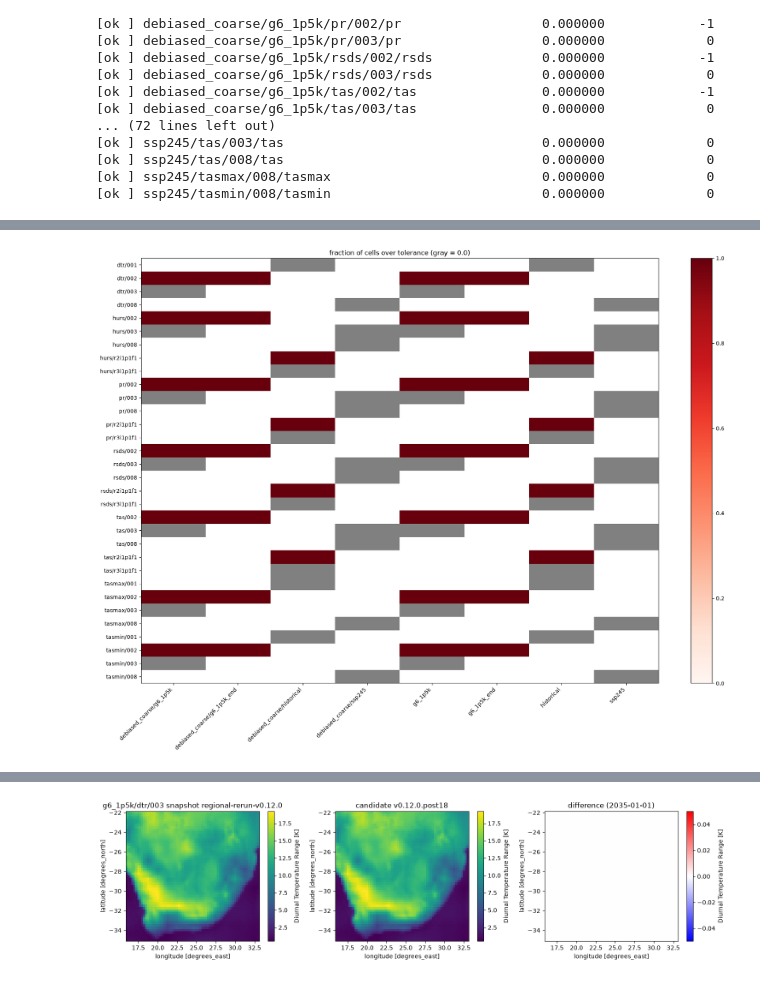
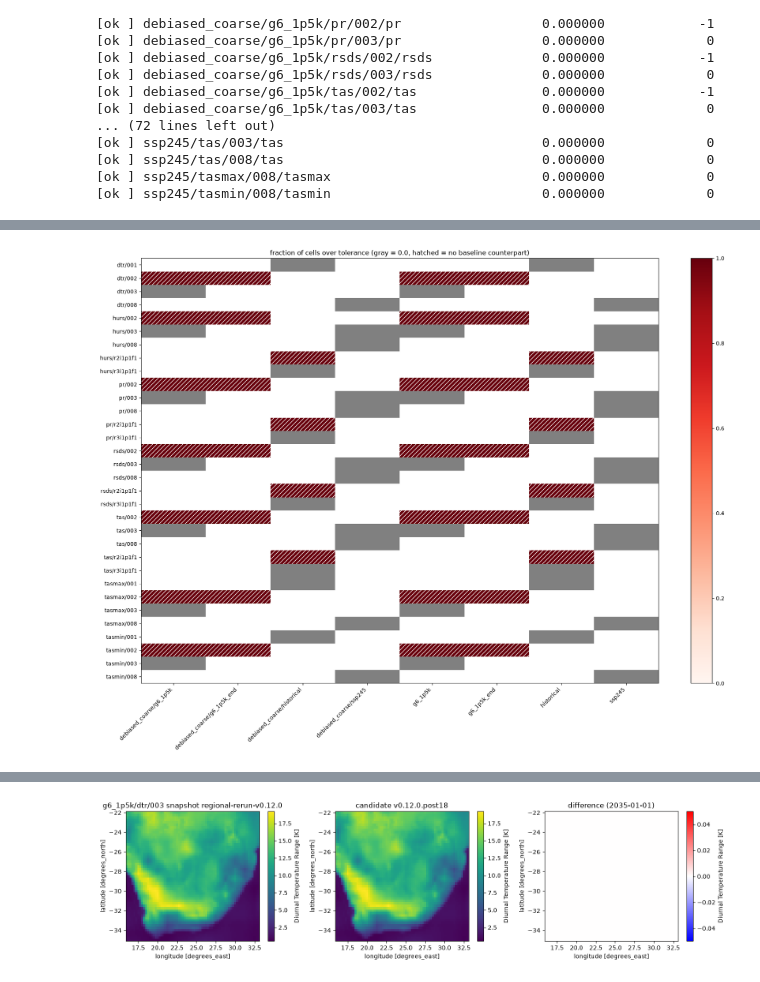
Before and after one commit to carbonplan/sai-downscaling, a Jupyter notebook: docs/how-to/snapshot-comparison.ipynb, the cells around one changed output, grey strips where cells are left out. Drawn from its saved outputs; the diff is of its cells as text; code cells hidden in the pictures.

```diff
--- a/docs/how-to/snapshot-comparison.ipynb
+++ b/docs/how-to/snapshot-comparison.ipynb
@@ -370,5 +387,6 @@ members of the same variable stay distinct.
 # %%
 import matplotlib.colors as mcolors
+import matplotlib.patches as mpatches
 import matplotlib.pyplot as plt
 import numpy as np
 import pandas as pd
@@ -389,42 +407,65 @@ for leaf in report.leaves:
             "row": f"{variable}/{member}",
             "col": f"{family}{group}",
             "frac_over_tol": leaf.frac_over_tol,
+            "shape_mismatch": leaf.shape_mismatch,
         }
     )
 
 if not records:
     raise ValueError("no leaves to plot; check the `scenarios` and `variables` filters")
 
+leaf_df = pd.DataFrame(records)
 grid = (
-    pd.DataFrame(records)
-    .pivot(index="row", columns="col", values="frac_over_tol")
+    leaf_df.pivot(index="row", columns="col", values="frac_over_tol")
     .sort_index()
     .sort_index(axis=1)
 )
+# shape_mismatch marks a candidate-only leaf (no baseline counterpart to diff against;
+# see the Compare cell above), reindexed onto the same row/col order as `grid`.
+mismatch_grid = (
+    leaf_df.pivot(index="row", columns="col", values="shape_mismatch")
+    .reindex(index=grid.index, columns=grid.columns)
+    .fillna(False)
+)
 
-# Zero and "no such leaf pair" both read as blank/near-white under a single Reds imshow,
-# which makes them indistinguishable. Split into two layers instead: gray for leaves that
-# were compared and landed exactly at 0, and the Reds/colorbar scale for leaves with any
-# drift. Cells with no entry in `grid` (e.g. g6_1p5k_end has no member 003) stay
-# transparent background, so all three states read distinctly.
+# Three leaf states get three treatments, since a single Reds imshow makes them
+# indistinguishable: gray for a real zero (compared, nothing moved), the Reds/colorbar
+# scale for real drift, and a white hatch over the darkest red for compare()'s sentinel
+# (frac_over_tol=1.0 assigned when there is no baseline leaf to compare against at all --
+# a structural mismatch, not a measured 100% tolerance failure). Cells with no entry in
+# `grid` at all (e.g. g6_1p5k_end has no member 003) stay transparent background.
 values = grid.to_numpy()
+mismatch = mismatch_grid.to_numpy()
 zero_mask = values == 0.0
 nan_mask = np.isnan(values)
 
 fig, ax = plt.subplots(figsize=(2.0 * len(grid.columns) + 2, 0.35 * len(grid.index) + 2))
 gray_layer = np.where(zero_mask, 0.0, np.nan)
 ax.imshow(gray_layer, aspect="auto", cmap=mcolors.ListedColormap(["gray"]))
 colored_layer = np.where(zero_mask | nan_mask, np.nan, values)
 im = ax.imshow(colored_layer, aspect="auto", cmap="Reds", vmin=0)
+for (row_idx, col_idx), is_mismatch in np.ndenumerate(mismatch):
+    if is_mismatch:
+        ax.add_patch(
+            mpatches.Rectangle(
+                (col_idx - 0.5, row_idx - 0.5),
+                1,
+                1,
+                fill=False,
+                hatch="///",
+                edgecolor="white",
+                linewidth=0,
+            )
+        )
 ax.set_xticks(range(len(grid.columns)), grid.columns, rotation=45, ha="right")
 ax.set_yticks(range(len(grid.index)), grid.index)
-ax.set_title("fraction of cells over tolerance (gray = 0.0)")
+ax.set_title("fraction of cells over tolerance (gray = 0.0, hatched = no baseline counterpart)")
 fig.colorbar(im, ax=ax)
 plt.tight_layout()
 plt.show()
 grid
 # %% [output]
-[figure, old version]
+[figure, new version]
 | col | debiased_coarse/g6_1p5k | debiased_coarse/g6_1p5k_end | debiased_coarse/historical | debiased_coarse/ssp245 | g6_1p5k | ... |
 | row |  |  |  |  |  | ... |
 | dtr/001 | NaN | NaN | 0.0 | NaN | NaN | ... |
```
Also changed, not shown: parts of 5 cells of this notebook.
